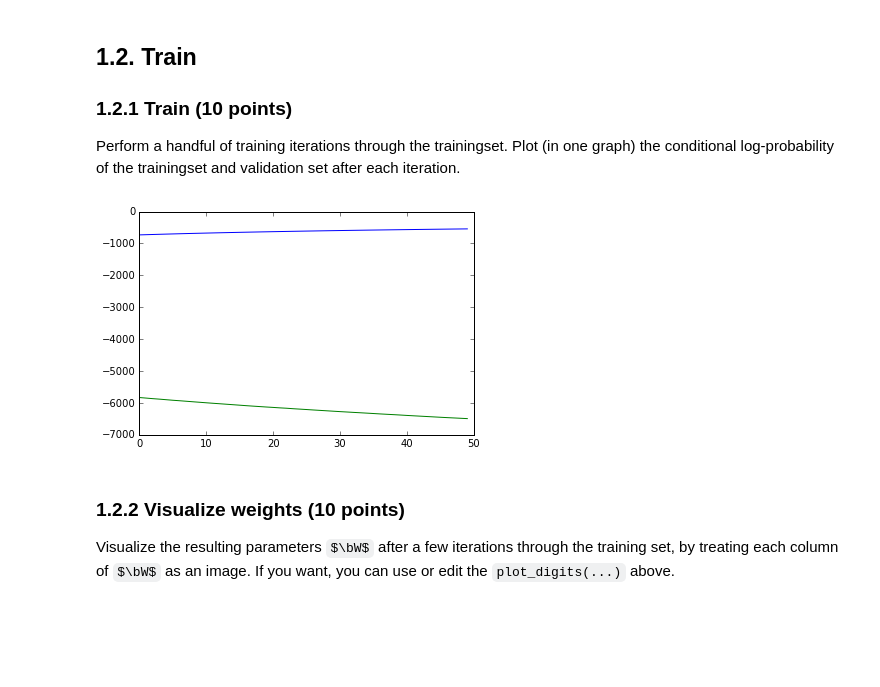
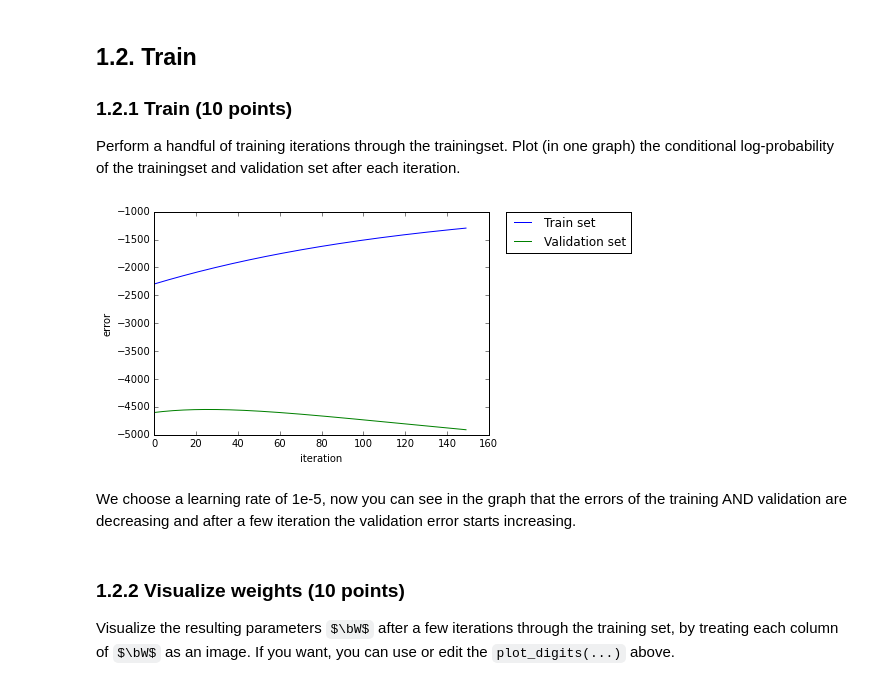
Before and after one commit to erikvanegmond/ml1-2015-lab2, a Jupyter notebook: Lab2.ipynb, the cells around one changed output. Saved outputs shown, nothing was run; the diff lists cells and outputs as text; code cells hidden in the pictures; some formulas as TeX source; blank space fills up the shorter version.

```diff
--- a/Lab2.ipynb
+++ b/Lab2.ipynb
@@ -275,22 +272,37 @@ for i in range(10):
 
 ### 1.2.1 Train (10 points)
 Perform a handful of training iterations through the trainingset. Plot (in one graph) the conditional log-probability of the trainingset and validation set after each iteration.
-# %%
-plot_list = []
-vplot_list = []
-for i in range(50):
-    W, b, log_p = sgd_iter(x_train[:1000], t_train[:1000], W, b)
-    plot_list.append(log_p)
-    sum_vlog_p=0
-    for j in range(1000):
-        _,_,vlog_p = get_log_p(x_valid[j],t_valid[j],W,b)
-        sum_vlog_p+=vlog_p
-    vplot_list.append(sum_vlog_p)
-plt.plot(plot_list)
-plt.plot(vplot_list)
-plt.show()
-# %% [output]
-[figure, removed]
+# %%
+plot_list = []
+vplot_list = []
+
+def valid_log_p(x,t,W,b):
+    sum_vlog_p=0
+    for j in range(len(x)):
+        _,_,vlog_p = get_log_p(x[j],t[j],W,b)
+        sum_vlog_p+=vlog_p
+    return sum_vlog_p
+W = np.zeros((784, 10))
+b = np.zeros(10)
+
+for i in range(150):
+#     plot_digits(W.T, numcols=10)
+    W, b, log_p = sgd_iter(x_train[:1000], t_train[:1000], W, b)
+    plot_list.append(log_p)
+#     plot_digits(W.T, numcols=10)
+    sum_vlog_p=valid_log_p(x_valid[:1000], t_valid[:1000], W, b)
+    vplot_list.append(sum_vlog_p)
+plt.plot(plot_list, label='Train set')
+plt.plot(vplot_list, label="Validation set")
+plt.ylabel('error')
+plt.xlabel('iteration')
+plt.legend(bbox_to_anchor=(1.05, 1), loc=2, borderaxespad=0.)
+
+plt.show()
+# %% [output]
+[figure, added]
+# %% [markdown]
+We choose a learning rate of 1e-5, now you can see in the graph that the errors of the training AND validation are decreasing and after a few iteration the validation error starts increasing.
 # %% [markdown]
 ### 1.2.2 Visualize weights (10 points)
 Visualize the resulting parameters $\bW$ after a few iterations through the training set, by treating each column of $\bW$ as an image. If you want, you can use or edit the `plot_digits(...)` above.
```
Also changed, not shown: parts of 5 cells of this notebook.
